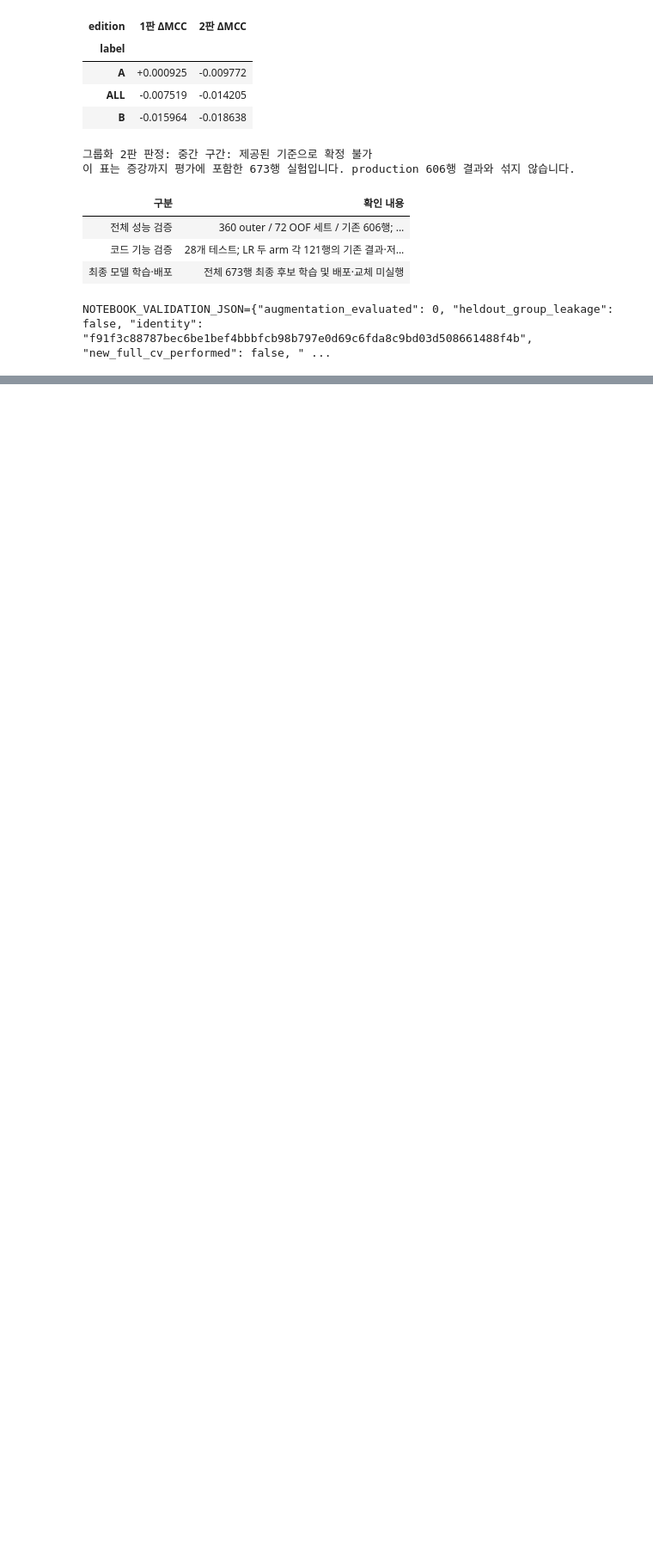
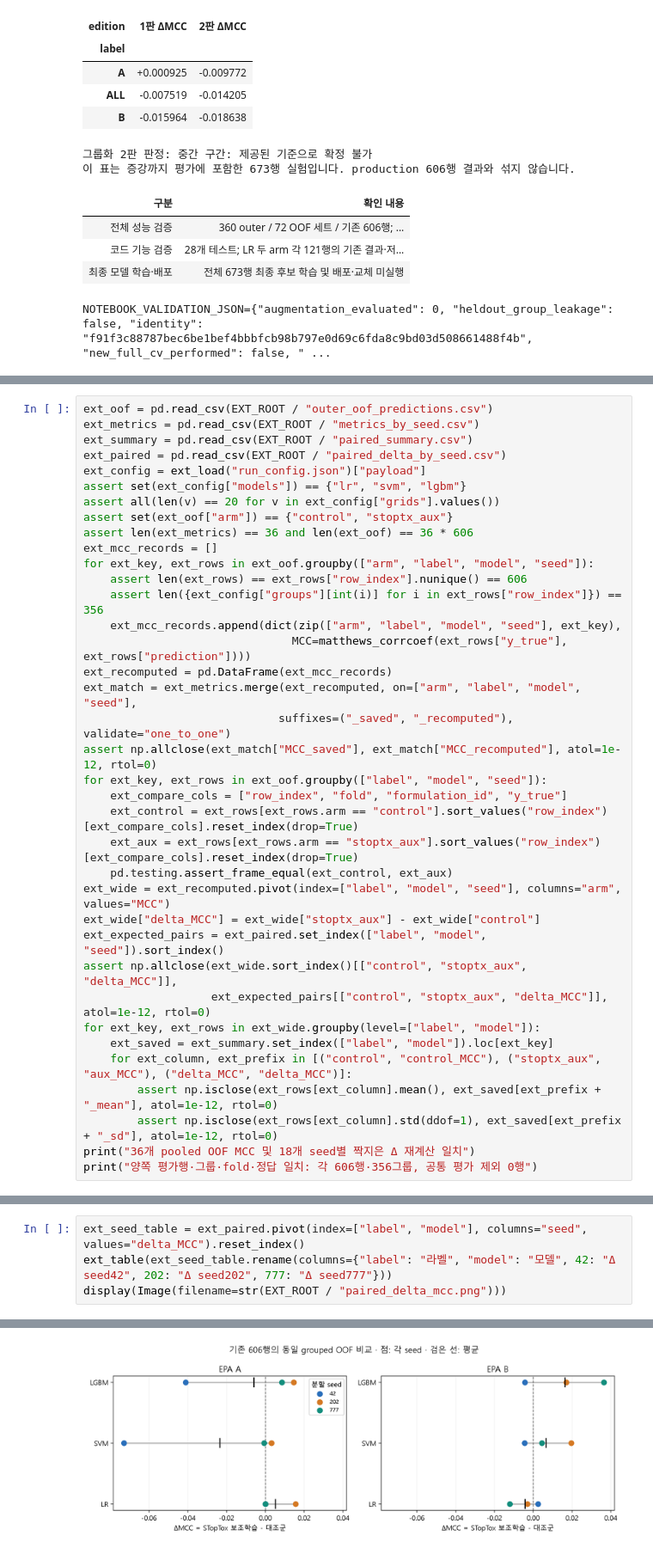
Before and after one commit to tjdbf061106-sketch/COS, a Jupyter notebook: 최종/Eye_production_20261108/eye_all_experiments_v2.ipynb, the cells around one changed output, grey strips where cells are left out. Shown at 86% size. Drawn from its saved outputs; the diff is of its cells as text; blank space fills up the shorter version.

```diff
--- a/최종/Eye_production_20261108/eye_all_experiments_v2.ipynb
+++ b/최종/Eye_production_20261108/eye_all_experiments_v2.ipynb
@@ -2034,0 +2192,37 @@ NOTEBOOK_VALIDATION_JSON={"augmentation_evaluated": 0, "heldout_group_leakage":
+# %%
+ext_oof = pd.read_csv(EXT_ROOT / "outer_oof_predictions.csv")
+ext_metrics = pd.read_csv(EXT_ROOT / "metrics_by_seed.csv")
+ext_summary = pd.read_csv(EXT_ROOT / "paired_summary.csv")
+ext_paired = pd.read_csv(EXT_ROOT / "paired_delta_by_seed.csv")
+ext_config = ext_load("run_config.json")["payload"]
+assert set(ext_config["models"]) == {"lr", "svm", "lgbm"}
+assert all(len(v) == 20 for v in ext_config["grids"].values())
+assert set(ext_oof["arm"]) == {"control", "stoptx_aux"}
+assert len(ext_metrics) == 36 and len(ext_oof) == 36 * 606
+ext_mcc_records = []
+for ext_key, ext_rows in ext_oof.groupby(["arm", "label", "model", "seed"]):
+    assert len(ext_rows) == ext_rows["row_index"].nunique() == 606
+    assert len({ext_config["groups"][int(i)] for i in ext_rows["row_index"]}) == 356
+    ext_mcc_records.append(dict(zip(["arm", "label", "model", "seed"], ext_key),
+                               MCC=matthews_corrcoef(ext_rows["y_true"], ext_rows["prediction"])))
+ext_recomputed = pd.DataFrame(ext_mcc_records)
+ext_match = ext_metrics.merge(ext_recomputed, on=["arm", "label", "model", "seed"],
+                             suffixes=("_saved", "_recomputed"), validate="one_to_one")
+assert np.allclose(ext_match["MCC_saved"], ext_match["MCC_recomputed"], atol=1e-12, rtol=0)
+for ext_key, ext_rows in ext_oof.groupby(["label", "model", "seed"]):
+    ext_compare_cols = ["row_index", "fold", "formulation_id", "y_true"]
+    ext_control = ext_rows[ext_rows.arm == "control"].sort_values("row_index")[ext_compare_cols].reset_index(drop=True)
+    ext_aux = ext_rows[ext_rows.arm == "stoptx_aux"].sort_values("row_index")[ext_compare_cols].reset_index(drop=True)
+    pd.testing.assert_frame_equal(ext_control, ext_aux)
+ext_wide = ext_recomputed.pivot(index=["label", "model", "seed"], columns="arm", values="MCC")
+ext_wide["delta_MCC"] = ext_wide["stoptx_aux"] - ext_wide["control"]
+ext_expected_pairs = ext_paired.set_index(["label", "model", "seed"]).sort_index()
+assert np.allclose(ext_wide.sort_index()[["control", "stoptx_aux", "delta_MCC"]],
+                   ext_expected_pairs[["control", "stoptx_aux", "delta_MCC"]], atol=1e-12, rtol=0)
+for ext_key, ext_rows in ext_wide.groupby(level=["label", "model"]):
+    ext_saved = ext_summary.set_index(["label", "model"]).loc[ext_key]
+    for ext_column, ext_prefix in [("control", "control_MCC"), ("stoptx_aux", "aux_MCC"), ("delta_MCC", "delta_MCC")]:
+        assert np.isclose(ext_rows[ext_column].mean(), ext_saved[ext_prefix + "_mean"], atol=1e-12, rtol=0)
+        assert np.isclose(ext_rows[ext_column].std(ddof=1), ext_saved[ext_prefix + "_sd"], atol=1e-12, rtol=0)
+print("36개 pooled OOF MCC 및 18개 seed별 짝지은 Δ 재계산 일치")
+print("양쪽 평가행·그룹·fold·정답 일치: 각 606행·356그룹, 공통 평가 제외 0행")
@@ -2034,0 +2260,5 @@ NOTEBOOK_VALIDATION_JSON={"augmentation_evaluated": 0, "heldout_group_leakage":
+# %%
+ext_seed_table = ext_paired.pivot(index=["label", "model"], columns="seed", values="delta_MCC").reset_index()
+ext_table(ext_seed_table.rename(columns={"label": "라벨", "model": "모델", 42: "Δ seed42", 202: "Δ seed202", 777: "Δ seed777"}))
+display(Image(filename=str(EXT_ROOT / "paired_delta_mcc.png")))
+# %% [output]
@@ -2034,0 +2272 @@ NOTEBOOK_VALIDATION_JSON={"augmentation_evaluated": 0, "heldout_group_leakage":
+[figure, added]
```
Also changed, not shown: parts of 25 cells of this notebook, 41 other files.
